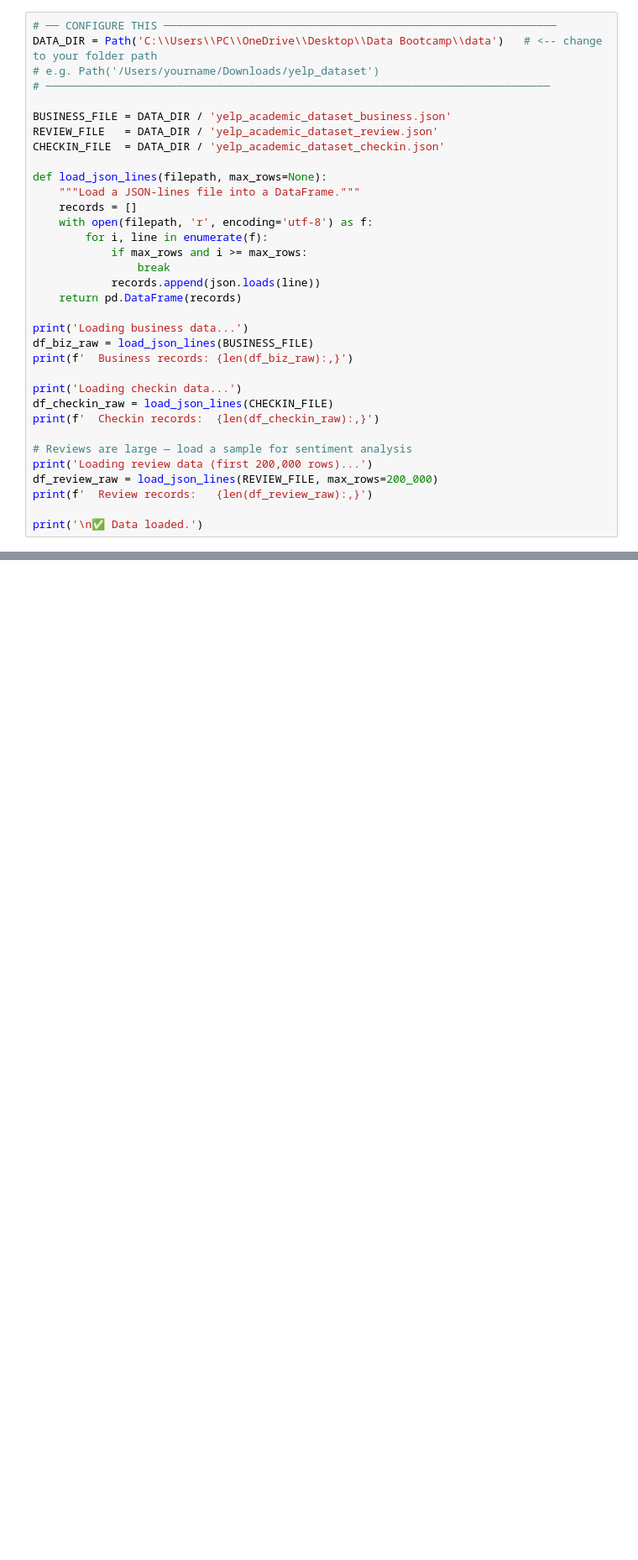
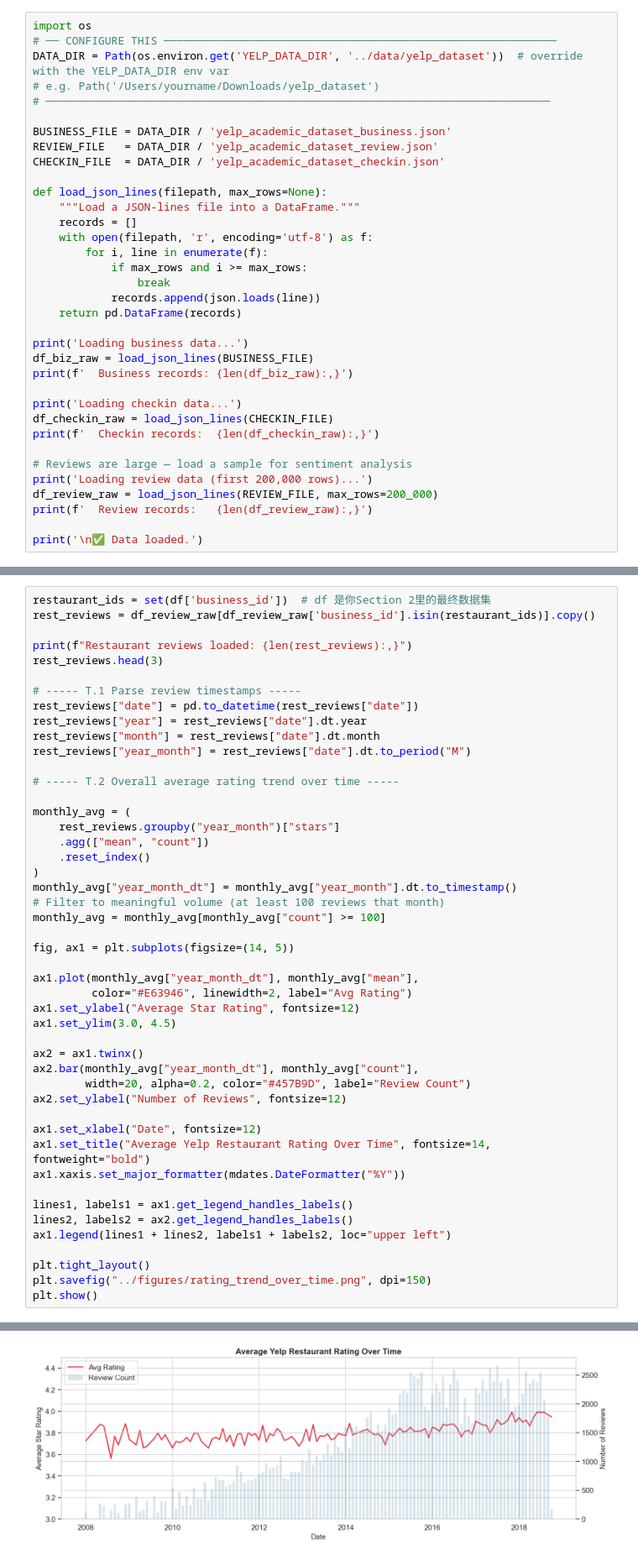
Before and after one commit to HelenTu05/ECON-UB-232-Data-Bootcamp-Midterm, a Jupyter notebook: notebooks/01_yelp_eda.ipynb, the cells around one changed output, grey strips where cells are left out. Shown at 84% size. Drawn from its saved outputs; the diff is of its cells as text; blank space fills up the shorter version.

```diff
--- a/yelp_restaurant_eda.ipynb
+++ b/notebooks/01_yelp_eda.ipynb
@@ -58,8 +60,9 @@ print('✅ All libraries loaded.')
 
 ⚠️ **Update `DATA_DIR` to point to your local Yelp dataset folder.**
 # %%
+import os
 # ── CONFIGURE THIS ────────────────────────────────────────────────────────────
-DATA_DIR = Path('C:\\Users\\PC\\OneDrive\\Desktop\\Data Bootcamp\\data')   # <-- change to your folder path
+DATA_DIR = Path(os.environ.get('YELP_DATA_DIR', '../data/yelp_dataset'))  # override with the YELP_DATA_DIR env var
 # e.g. Path('/Users/yourname/Downloads/yelp_dataset')
 # ─────────────────────────────────────────────────────────────────────────────
 
@@ -693,0 +699,48 @@ Pearson r (review sentiment vs review stars): r = +0.597,  p = 0.00e+00
+# %%
+restaurant_ids = set(df['business_id'])  # df 是你Section 2里的最终数据集
+rest_reviews = df_review_raw[df_review_raw['business_id'].isin(restaurant_ids)].copy()
+
+print(f"Restaurant reviews loaded: {len(rest_reviews):,}")
+rest_reviews.head(3)
+
+# ----- T.1 Parse review timestamps -----
+rest_reviews["date"] = pd.to_datetime(rest_reviews["date"])
+rest_reviews["year"] = rest_reviews["date"].dt.year
+rest_reviews["month"] = rest_reviews["date"].dt.month
+rest_reviews["year_month"] = rest_reviews["date"].dt.to_period("M")
+
+# ----- T.2 Overall average rating trend over time -----
+
+monthly_avg = (
+    rest_reviews.groupby("year_month")["stars"]
+    .agg(["mean", "count"])
+    .reset_index()
+)
+monthly_avg["year_month_dt"] = monthly_avg["year_month"].dt.to_timestamp()
+# Filter to meaningful volume (at least 100 reviews that month)
+monthly_avg = monthly_avg[monthly_avg["count"] >= 100]
+
+fig, ax1 = plt.subplots(figsize=(14, 5))
+
+ax1.plot(monthly_avg["year_month_dt"], monthly_avg["mean"],
+         color="#E63946", linewidth=2, label="Avg Rating")
+ax1.set_ylabel("Average Star Rating", fontsize=12)
+ax1.set_ylim(3.0, 4.5)
+
+ax2 = ax1.twinx()
+ax2.bar(monthly_avg["year_month_dt"], monthly_avg["count"],
+        width=20, alpha=0.2, color="#457B9D", label="Review Count")
+ax2.set_ylabel("Number of Reviews", fontsize=12)
+
+ax1.set_xlabel("Date", fontsize=12)
+ax1.set_title("Average Yelp Restaurant Rating Over Time", fontsize=14, fontweight="bold")
+ax1.xaxis.set_major_formatter(mdates.DateFormatter("%Y"))
+
+lines1, labels1 = ax1.get_legend_handles_labels()
+lines2, labels2 = ax2.get_legend_handles_labels()
+ax1.legend(lines1 + lines2, labels1 + labels2, loc="upper left")
+
+plt.tight_layout()
+plt.savefig("../figures/rating_trend_over_time.png", dpi=150)
+plt.show()
+# %% [output]
@@ -693,0 +748 @@ Pearson r (review sentiment vs review stars): r = +0.597,  p = 0.00e+00
+[figure, added]
```
Also changed, not shown: parts of 22 cells of this notebook, 19 other files.
